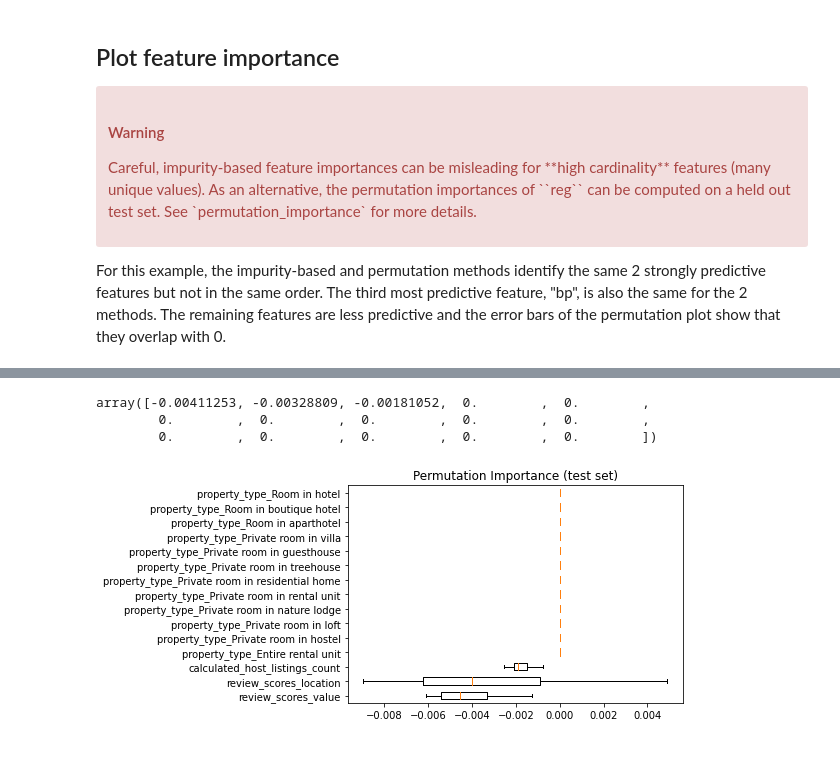
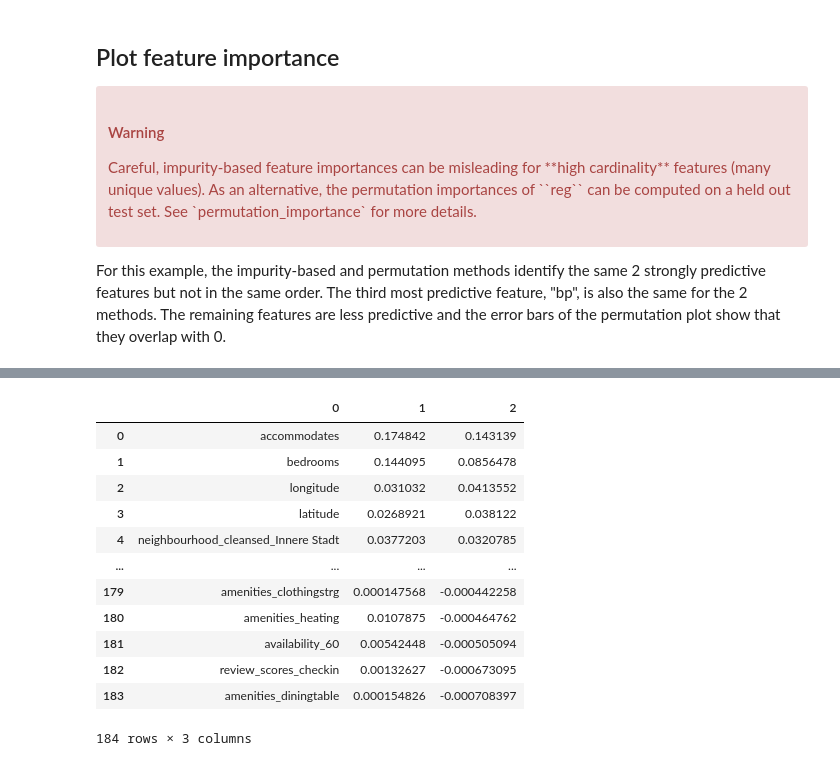
Before and after one commit to dernameistegal/airbnb_price, a Jupyter notebook: plot_gradient_boosting_regression.ipynb, the cells around one changed output, grey strips where cells are left out. Saved outputs shown, nothing was run; the diff lists cells and outputs as text; code cells hidden in the pictures.

Commit message:
Wichtige Variablen können extrahiert werden

```diff
--- a/plot_gradient_boosting_regression.ipynb
+++ b/plot_gradient_boosting_regression.ipynb
@@ -187,17 +168,17 @@ array(['review_scores_value', 'review_scores_location',
-# %%
-np.mean(result.importances[sorted_idx[0:15]], axis=1)
-# %% [output]
-array([-0.00411253, -0.00328809, -0.00181052,  0.        ,  0.        ,
-        0.        ,  0.        ,  0.        ,  0.        ,  0.        ,
-        0.        ,  0.        ,  0.        ,  0.        ,  0.        ])
-# %%
-plt.boxplot(
-    result.importances[sorted_idx[0:15]].T,
-    vert=False,
-    labels=np.array(listings.columns)[sorted_idx[0:15]],
-)
-plt.title("Permutation Importance (test set)")
-fig.tight_layout()
-plt.show()
-# %% [output]
-[figure, removed]
+# %%
+#variable feature importance
+pd.DataFrame(np.array([X.columns[sorted_idx2[::-1]], feature_importance[sorted_idx2[::-1]], result.importances_mean[sorted_idx2[::-1]]]).T)
+# %% [output]
+|  | 0 | 1 | 2 |
+| 0 | accommodates | 0.174842 | 0.143139 |
+| 1 | bedrooms | 0.144095 | 0.0856478 |
+| 2 | longitude | 0.031032 | 0.0413552 |
+| 3 | latitude | 0.0268921 | 0.038122 |
+| 4 | neighbourhood_cleansed_Innere Stadt | 0.0377203 | 0.0320785 |
+| ... | ... | ... | ... |
+| 179 | amenities_clothingstrg | 0.000147568 | -0.000442258 |
+| 180 | amenities_heating | 0.0107875 | -0.000464762 |
+| 181 | availability_60 | 0.00542448 | -0.000505094 |
+| 182 | review_scores_checkin | 0.00132627 | -0.000673095 |
+| 183 | amenities_diningtable | 0.000154826 | -0.000708397 |
+184 rows × 3 columns
```
Also changed, not shown: parts of 8 cells of this notebook.
